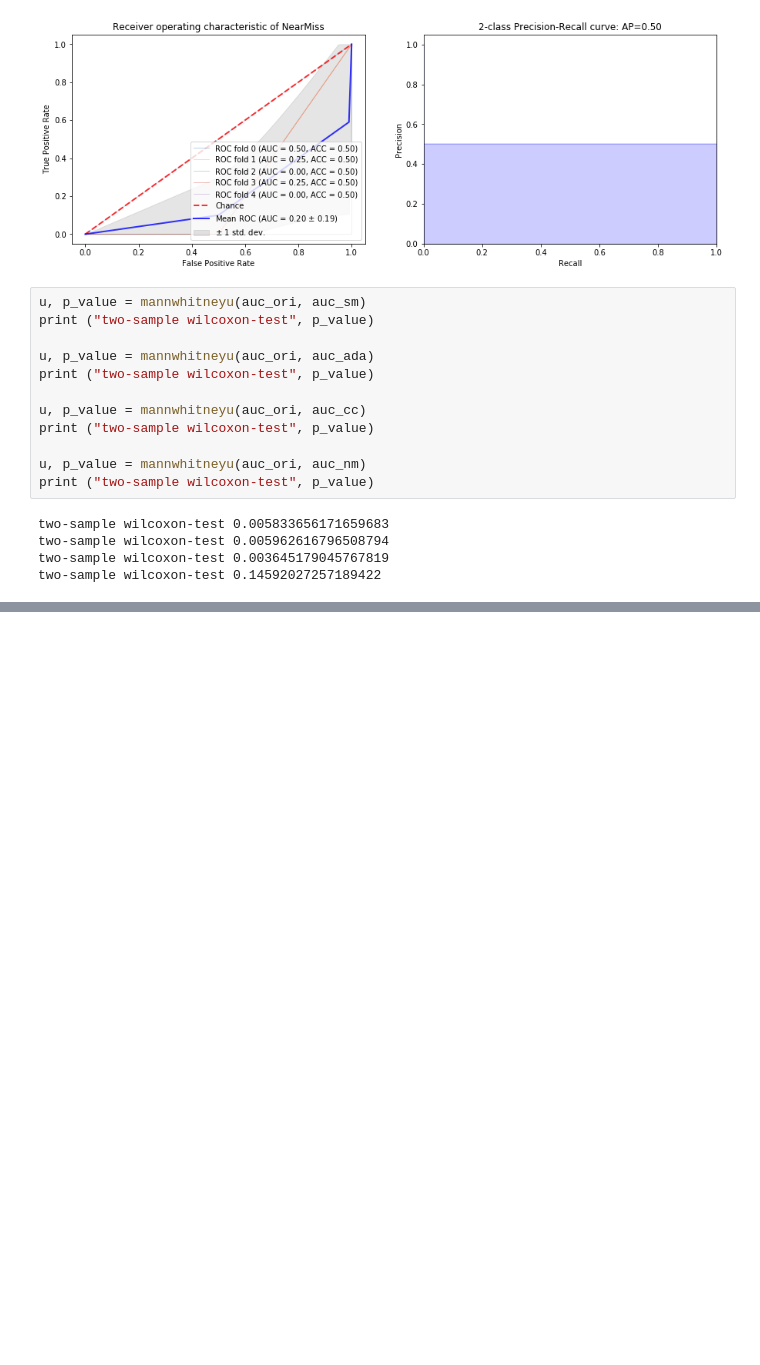
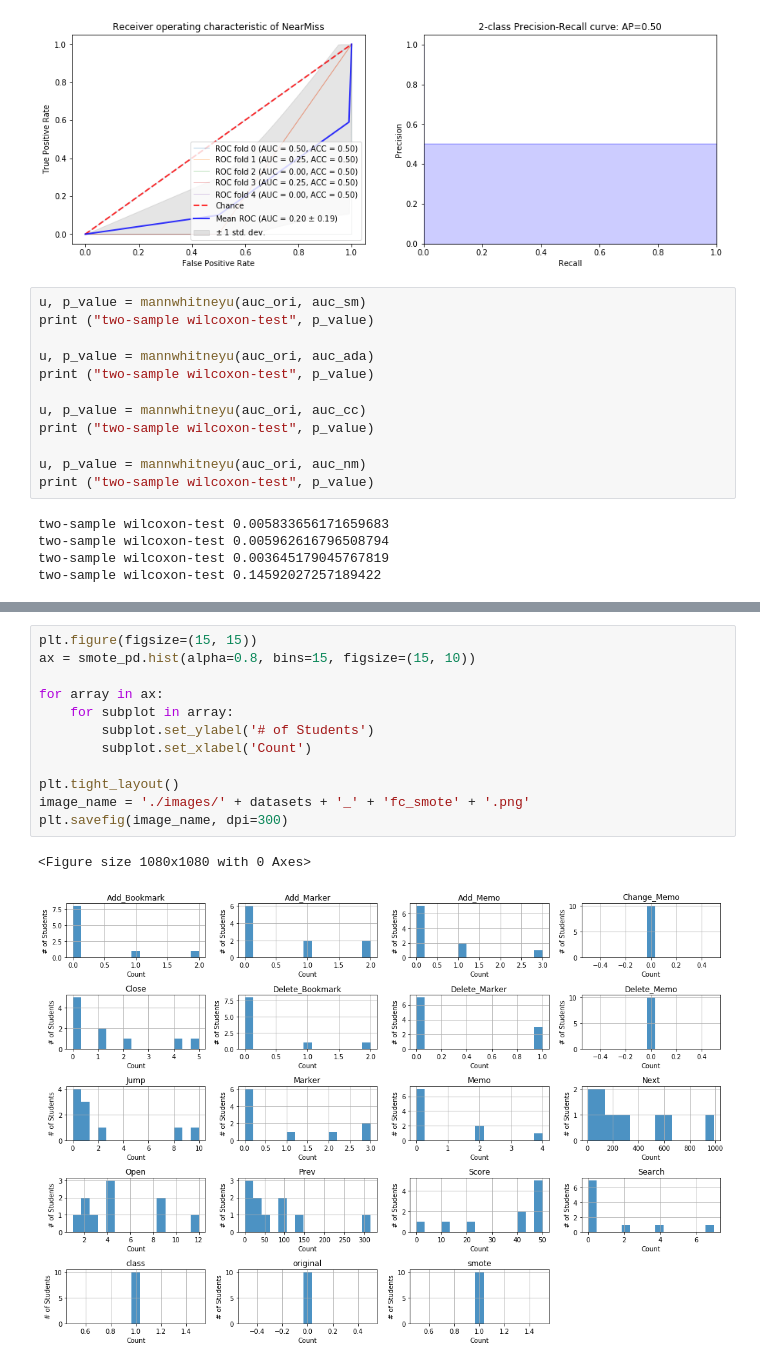
Before and after one commit to owen198/kslab, a Jupyter notebook: ds_comparision/ROC Curve - KU1.ipynb, the cells around one changed output, grey strips where cells are left out. Cells and saved outputs as stored; diff of their text form; blank space fills up the shorter version.

```diff
--- a/ds_comparision/ROC Curve - KU1.ipynb
+++ b/ds_comparision/ROC Curve - KU1.ipynb
@@ -228,0 +264,15 @@ two-sample wilcoxon-test 0.14592027257189422
+# %%
+plt.figure(figsize=(15, 15))
+ax = smote_pd.hist(alpha=0.8, bins=15, figsize=(15, 10))
+
+for array in ax:
+    for subplot in array:
+        subplot.set_ylabel('# of Students')
+        subplot.set_xlabel('Count')
+
+plt.tight_layout()
+image_name = './images/' + datasets + '_' + 'fc_smote' + '.png'
+plt.savefig(image_name, dpi=300)
+# %% [output]
+<Figure size 1080x1080 with 0 Axes>
+[figure, added]
```
Also changed, not shown: parts of 4 cells of this notebook, 10 other files.
